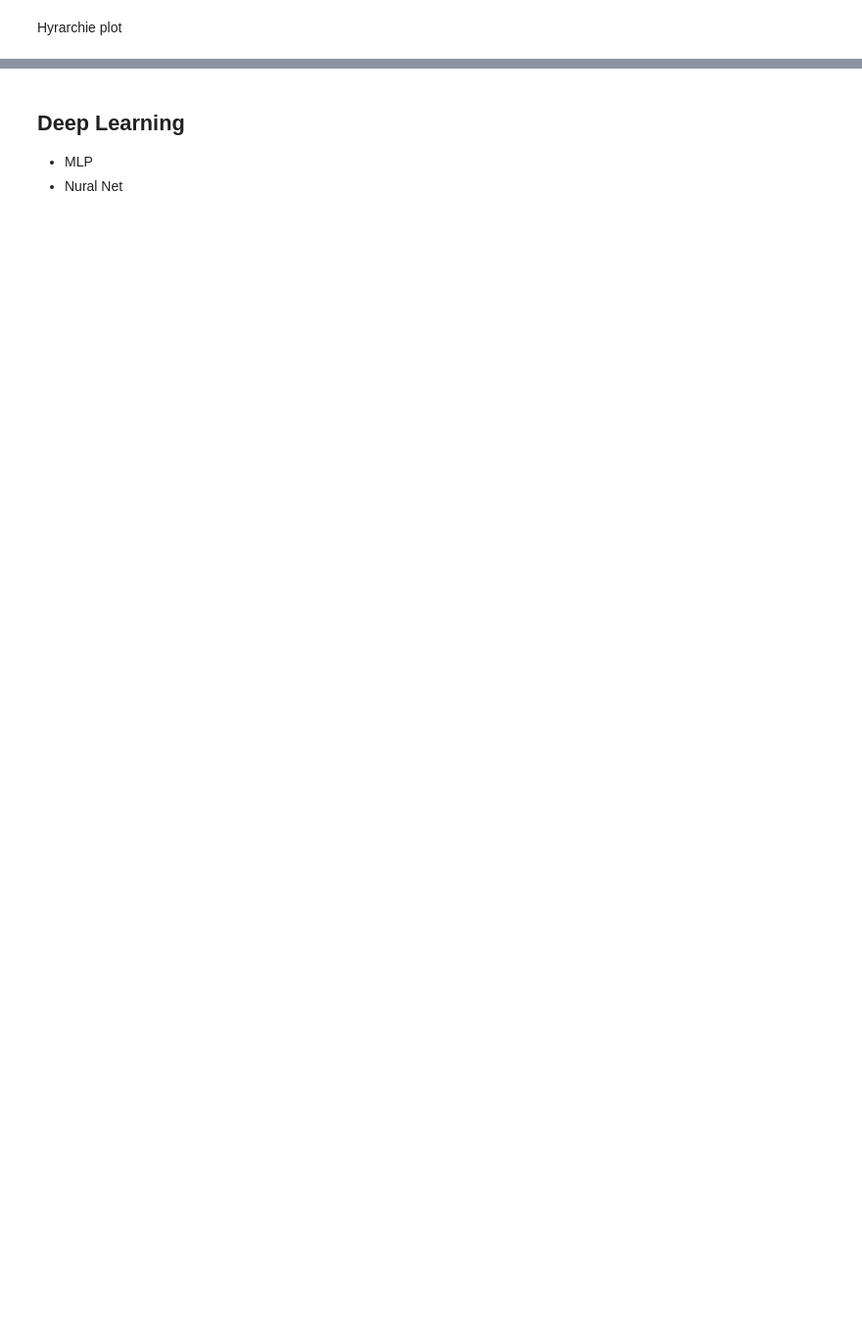
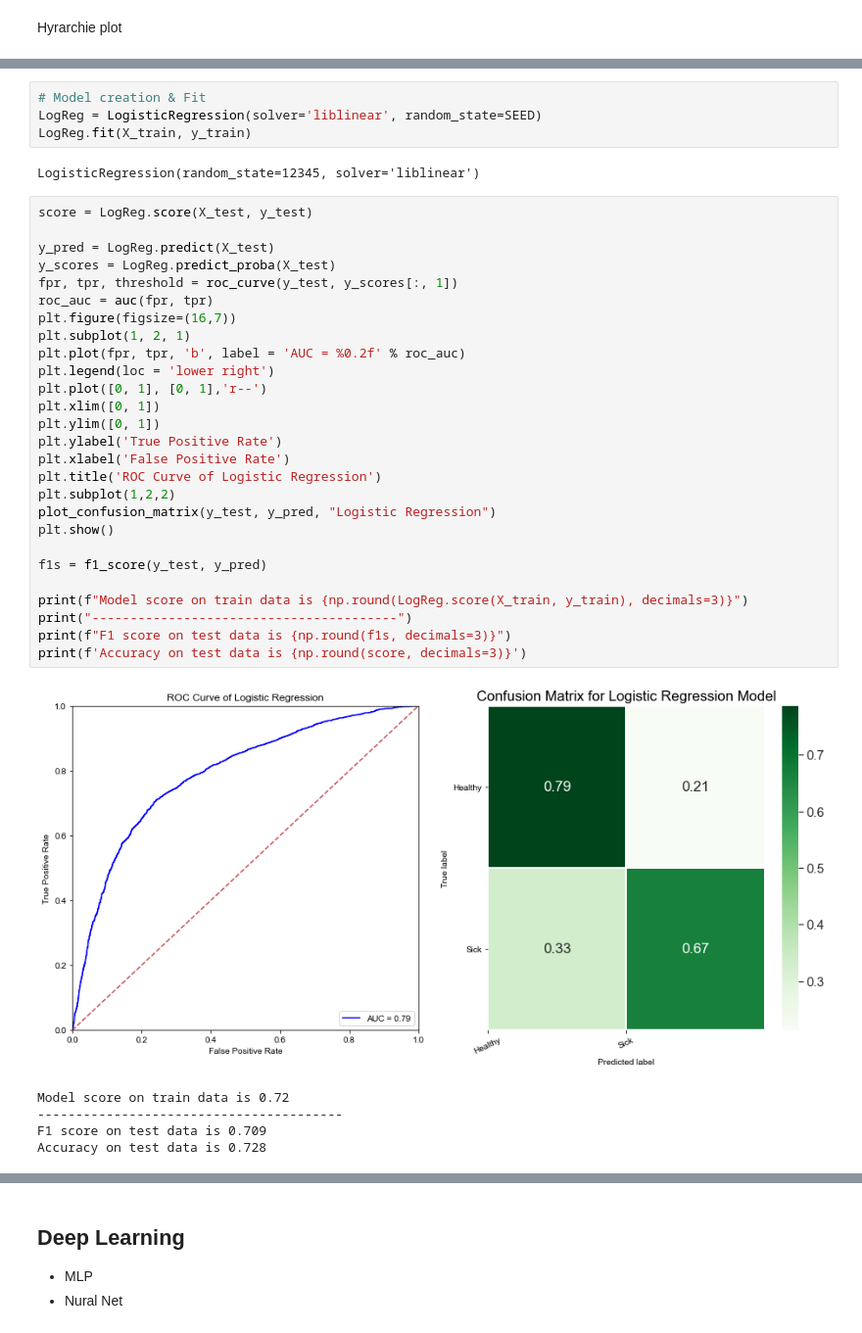
Before and after one commit to makrez/cardio_train, a Jupyter notebook: Cardio.ipynb, the cells around one changed output, grey strips where cells are left out. Shown at 98% size. Cells and saved outputs as stored; diff of their text form; blank space fills up the shorter version.

```diff
--- a/Cardio.ipynb
+++ b/Cardio.ipynb
@@ -1017,0 +1052,39 @@ Hyrarchie plot
+# %%
+# Model creation & Fit
+LogReg = LogisticRegression(solver='liblinear', random_state=SEED)
+LogReg.fit(X_train, y_train)
+# %% [output]
+LogisticRegression(random_state=12345, solver='liblinear')
+# %%
+score = LogReg.score(X_test, y_test)
+
+y_pred = LogReg.predict(X_test)
+y_scores = LogReg.predict_proba(X_test)
+fpr, tpr, threshold = roc_curve(y_test, y_scores[:, 1])
+roc_auc = auc(fpr, tpr)
+plt.figure(figsize=(16,7))
+plt.subplot(1, 2, 1)
+plt.plot(fpr, tpr, 'b', label = 'AUC = %0.2f' % roc_auc)
+plt.legend(loc = 'lower right')
+plt.plot([0, 1], [0, 1],'r--')
+plt.xlim([0, 1])
+plt.ylim([0, 1])
+plt.ylabel('True Positive Rate')
+plt.xlabel('False Positive Rate')
+plt.title('ROC Curve of Logistic Regression')
+plt.subplot(1,2,2)
+plot_confusion_matrix(y_test, y_pred, "Logistic Regression")
+plt.show()
+
+f1s = f1_score(y_test, y_pred)
+
+print(f"Model score on train data is {np.round(LogReg.score(X_train, y_train), decimals=3)}")
+print("----------------------------------------")
+print(f"F1 score on test data is {np.round(f1s, decimals=3)}")
+print(f'Accuracy on test data is {np.round(score, decimals=3)}')
+# %% [output]
+[figure, added]
+Model score on train data is 0.72
+----------------------------------------
+F1 score on test data is 0.709
+Accuracy on test data is 0.728
```
Also changed, not shown: parts of 30 cells of this notebook.
